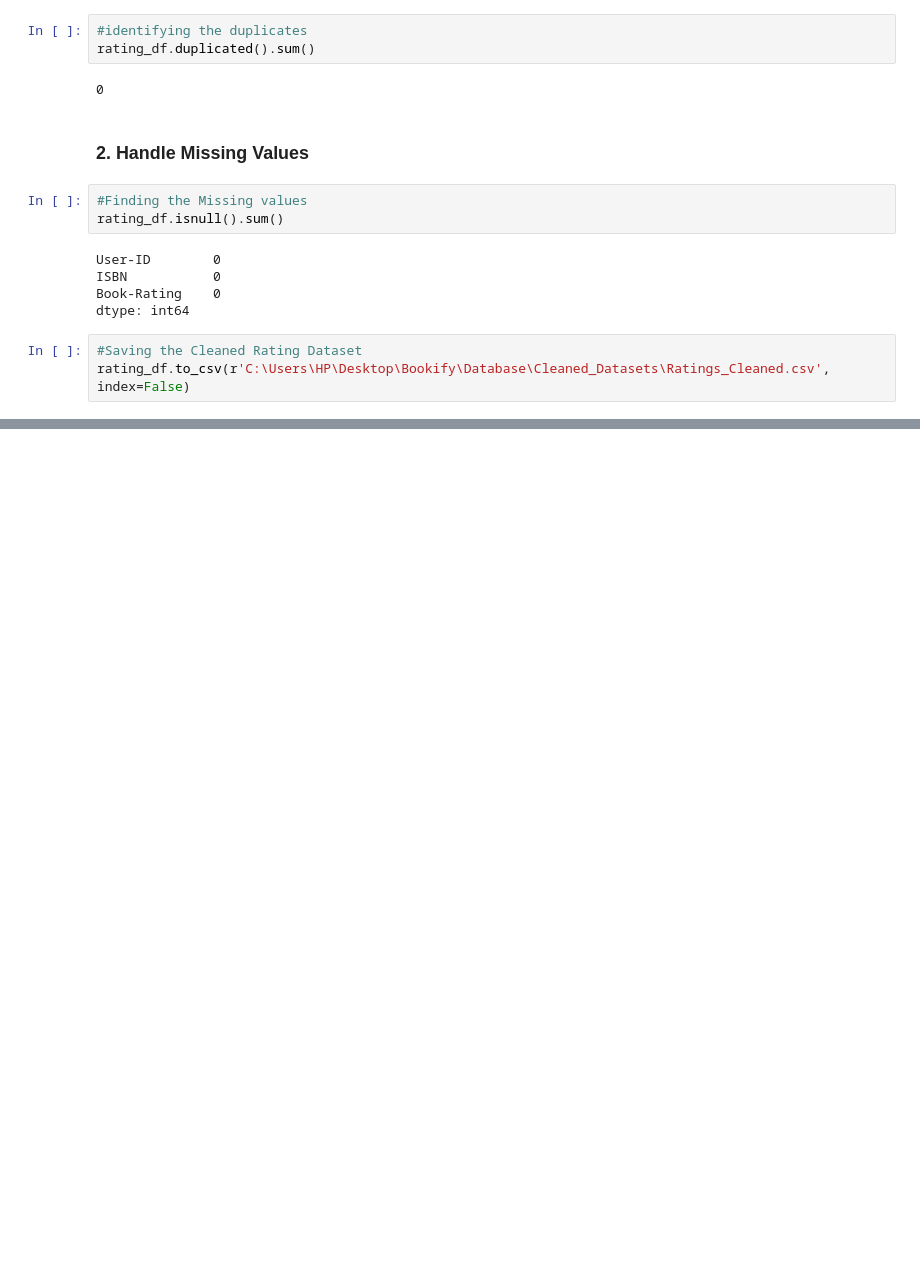
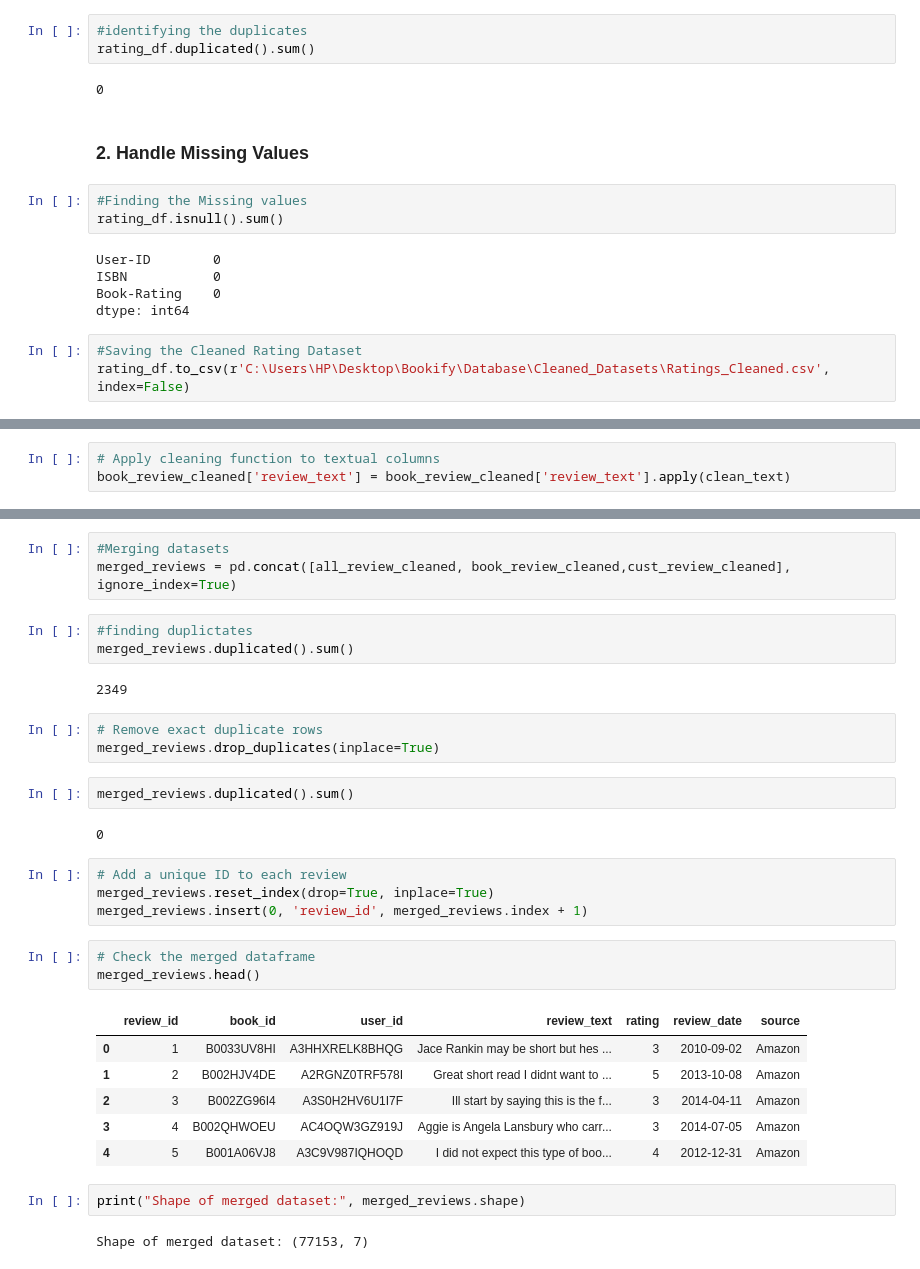
Before and after one commit to Shilpa-Manaji/Bookify.com, a Jupyter notebook: Database/datacleaning.ipynb, the cells around one changed output, grey strips where cells are left out. Saved outputs shown, nothing was run; the diff lists cells and outputs as text; blank space fills up the shorter version.

```diff
--- a/Database/datacleaning.ipynb
+++ b/Database/datacleaning.ipynb
@@ -257,0 +519,3 @@ rating_df.to_csv(r'C:\Users\HP\Desktop\Bookify\Database\Cleaned_Datasets\Ratings
+# %%
+# Apply cleaning function to textual columns
+book_review_cleaned['review_text'] = book_review_cleaned['review_text'].apply(clean_text)
@@ -257,0 +527,33 @@ rating_df.to_csv(r'C:\Users\HP\Desktop\Bookify\Database\Cleaned_Datasets\Ratings
+# %%
+#Merging datasets
+merged_reviews = pd.concat([all_review_cleaned, book_review_cleaned,cust_review_cleaned], ignore_index=True)
+# %%
+#finding duplictates
+merged_reviews.duplicated().sum()
+# %% [output]
+2349
+# %%
+# Remove exact duplicate rows
+merged_reviews.drop_duplicates(inplace=True)
+# %%
+merged_reviews.duplicated().sum()
+# %% [output]
+0
+# %%
+# Add a unique ID to each review
+merged_reviews.reset_index(drop=True, inplace=True)
+merged_reviews.insert(0, 'review_id', merged_reviews.index + 1)
+# %%
+# Check the merged dataframe
+merged_reviews.head()
+# %% [output]
+|  | review_id | book_id | user_id | review_text | rating | review_date | source |
+| 0 | 1 | B0033UV8HI | A3HHXRELK8BHQG | Jace Rankin may be short but hes ... | 3 | 2010-09-02 | Amazon |
+| 1 | 2 | B002HJV4DE | A2RGNZ0TRF578I | Great short read I didnt want to ... | 5 | 2013-10-08 | Amazon |
+| 2 | 3 | B002ZG96I4 | A3S0H2HV6U1I7F | Ill start by saying this is the f... | 3 | 2014-04-11 | Amazon |
+| 3 | 4 | B002QHWOEU | AC4OQW3GZ919J | Aggie is Angela Lansbury who carr... | 3 | 2014-07-05 | Amazon |
+| 4 | 5 | B001A06VJ8 | A3C9V987IQHOQD | I did not expect this type of boo... | 4 | 2012-12-31 | Amazon |
+# %%
+print("Shape of merged dataset:", merged_reviews.shape)
+# %% [output]
+Shape of merged dataset: (77153, 7)
```
Also changed, not shown: parts of 42 cells of this notebook.
